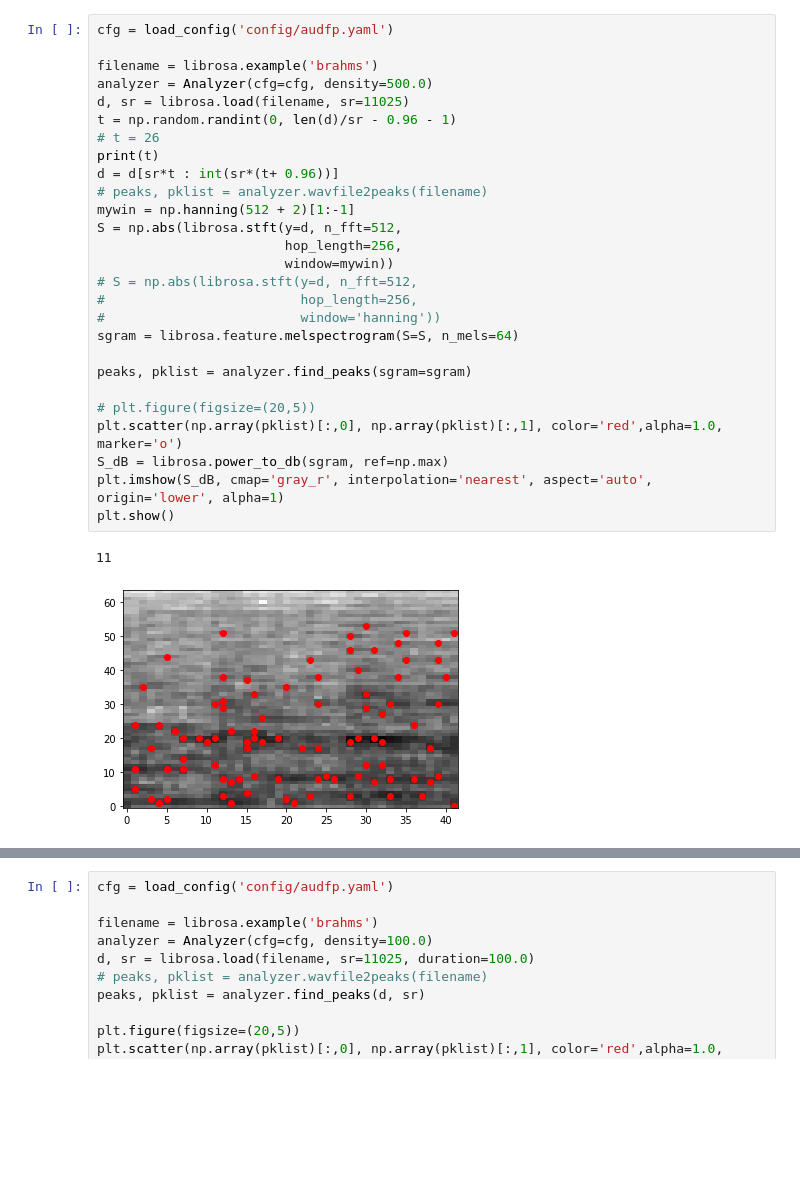
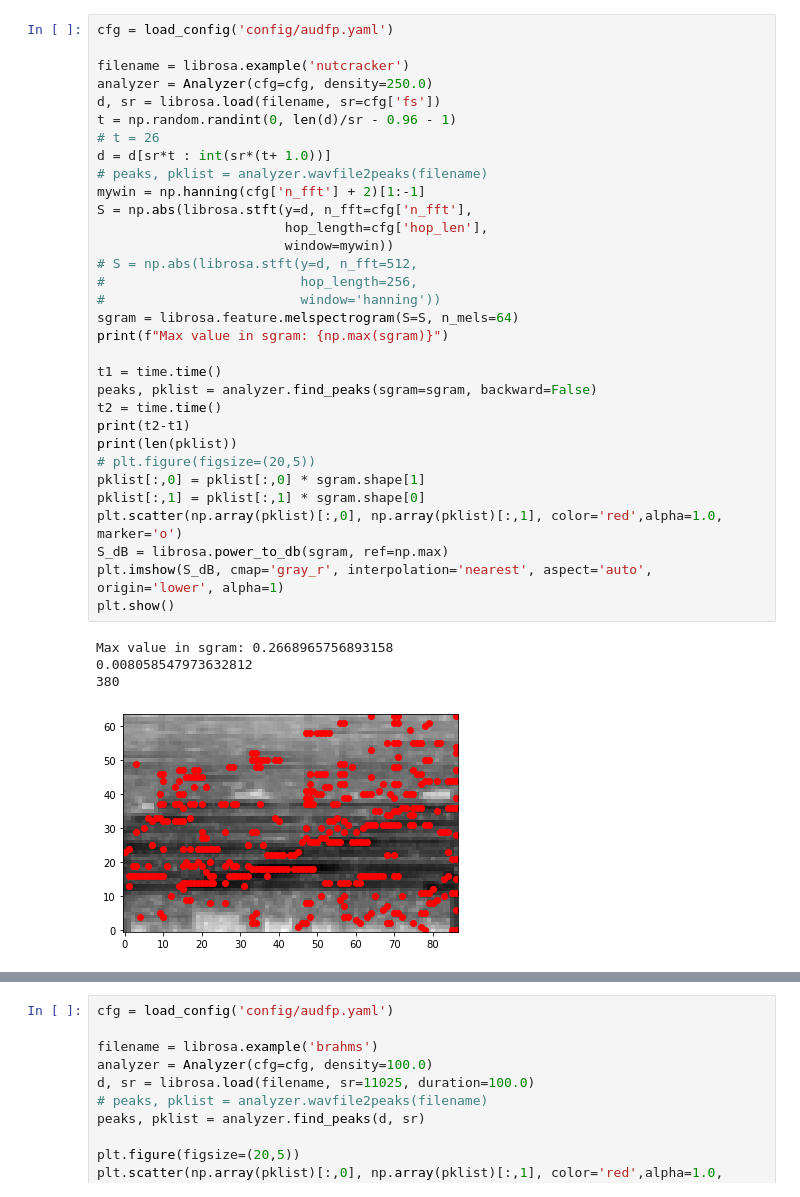
Before and after one commit to chymaera96/GraFP, a Jupyter notebook: demo.ipynb, the cells around one changed output, grey strips where cells are left out. Drawn from its saved outputs; the diff is of its cells as text; blank space fills up the shorter version.

```diff
--- a/demo.ipynb
+++ b/demo.ipynb
@@ -10,30 +9,37 @@ ImportError: cannot import name 'result' from 'unittest' (/home/aditya/GraFP/uni
 # %%
 cfg = load_config('config/audfp.yaml')
 
-filename = librosa.example('brahms')
-analyzer = Analyzer(cfg=cfg, density=500.0)
-d, sr = librosa.load(filename, sr=11025)
+filename = librosa.example('nutcracker')
+analyzer = Analyzer(cfg=cfg, density=250.0)
+d, sr = librosa.load(filename, sr=cfg['fs'])
 t = np.random.randint(0, len(d)/sr - 0.96 - 1)
 # t = 26
-print(t)
-d = d[sr*t : int(sr*(t+ 0.96))]
+d = d[sr*t : int(sr*(t+ 1.0))]
 # peaks, pklist = analyzer.wavfile2peaks(filename)
-mywin = np.hanning(512 + 2)[1:-1]
-S = np.abs(librosa.stft(y=d, n_fft=512,
-                        hop_length=256,
+mywin = np.hanning(cfg['n_fft'] + 2)[1:-1]
+S = np.abs(librosa.stft(y=d, n_fft=cfg['n_fft'],
+                        hop_length=cfg['hop_len'],
                         window=mywin))
 # S = np.abs(librosa.stft(y=d, n_fft=512,
 #                         hop_length=256,
 #                         window='hanning'))
 sgram = librosa.feature.melspectrogram(S=S, n_mels=64)
+print(f"Max value in sgram: {np.max(sgram)}")
 
-peaks, pklist = analyzer.find_peaks(sgram=sgram)
-
+t1 = time.time()
+peaks, pklist = analyzer.find_peaks(sgram=sgram, backward=False)
+t2 = time.time()
+print(t2-t1)
+print(len(pklist))
 # plt.figure(figsize=(20,5))
+pklist[:,0] = pklist[:,0] * sgram.shape[1]
+pklist[:,1] = pklist[:,1] * sgram.shape[0]
 plt.scatter(np.array(pklist)[:,0], np.array(pklist)[:,1], color='red',alpha=1.0, marker='o')
 S_dB = librosa.power_to_db(sgram, ref=np.max)
 plt.imshow(S_dB, cmap='gray_r', interpolation='nearest', aspect='auto', origin='lower', alpha=1)
 plt.show()
 # %% [output]
-11
+Max value in sgram: 0.2668965756893158
+0.008058547973632812
+380
-[figure, old version]
+[figure, new version]
```
Also changed, not shown: parts of 5 cells of this notebook, 5 other files.
